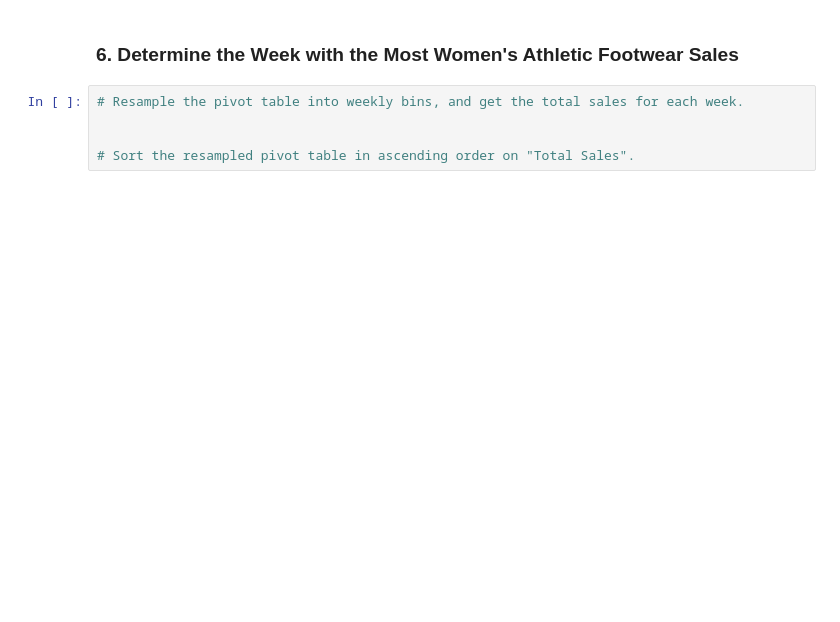
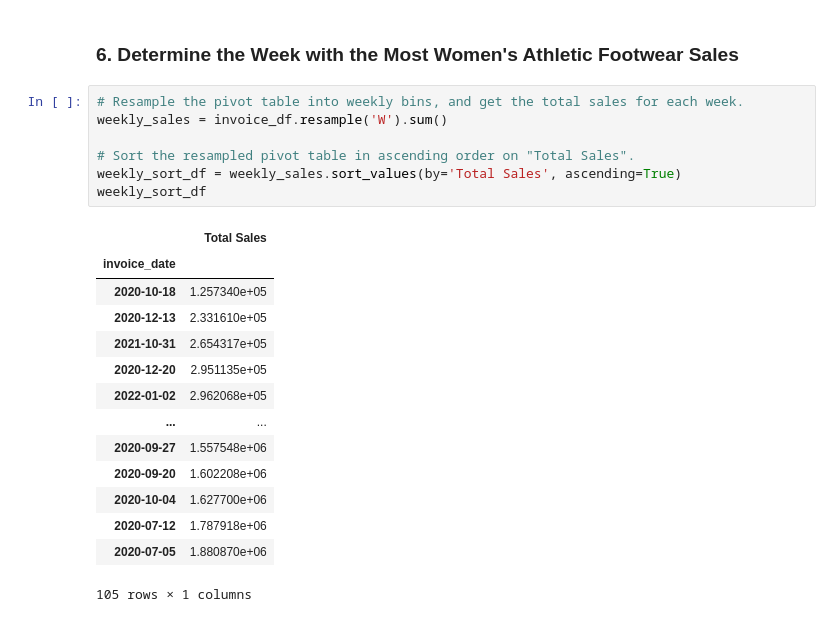
Before and after one commit to NyGiantsNick/athletic_sales_analysis, a Jupyter notebook: Module_5_Challenge code/athletic_sales_analysis_starter_code.ipynb, the cells around one changed output. Cells and saved outputs as stored; diff of their text form; blank space fills up the shorter version.

```diff
--- a/Module_5_Challenge code/athletic_sales_analysis_starter_code.ipynb
+++ b/Module_5_Challenge code/athletic_sales_analysis_starter_code.ipynb
@@ -364,6 +381,23 @@ invoice_df
 ### 6.  Determine the Week with the Most Women's Athletic Footwear Sales
 # %%
 # Resample the pivot table into weekly bins, and get the total sales for each week.
-
+weekly_sales = invoice_df.resample('W').sum()
 
 # Sort the resampled pivot table in ascending order on "Total Sales".
+weekly_sort_df = weekly_sales.sort_values(by='Total Sales', ascending=True)
+weekly_sort_df
+# %% [output]
+|  | Total Sales |
+| invoice_date |  |
+| 2020-10-18 | 1.257340e+05 |
+| 2020-12-13 | 2.331610e+05 |
+| 2021-10-31 | 2.654317e+05 |
+| 2020-12-20 | 2.951135e+05 |
+| 2022-01-02 | 2.962068e+05 |
+| ... | ... |
+| 2020-09-27 | 1.557548e+06 |
+| 2020-09-20 | 1.602208e+06 |
+| 2020-10-04 | 1.627700e+06 |
+| 2020-07-12 | 1.787918e+06 |
+| 2020-07-05 | 1.880870e+06 |
+105 rows × 1 columns
```
Also changed, not shown: parts of 2 cells of this notebook.
